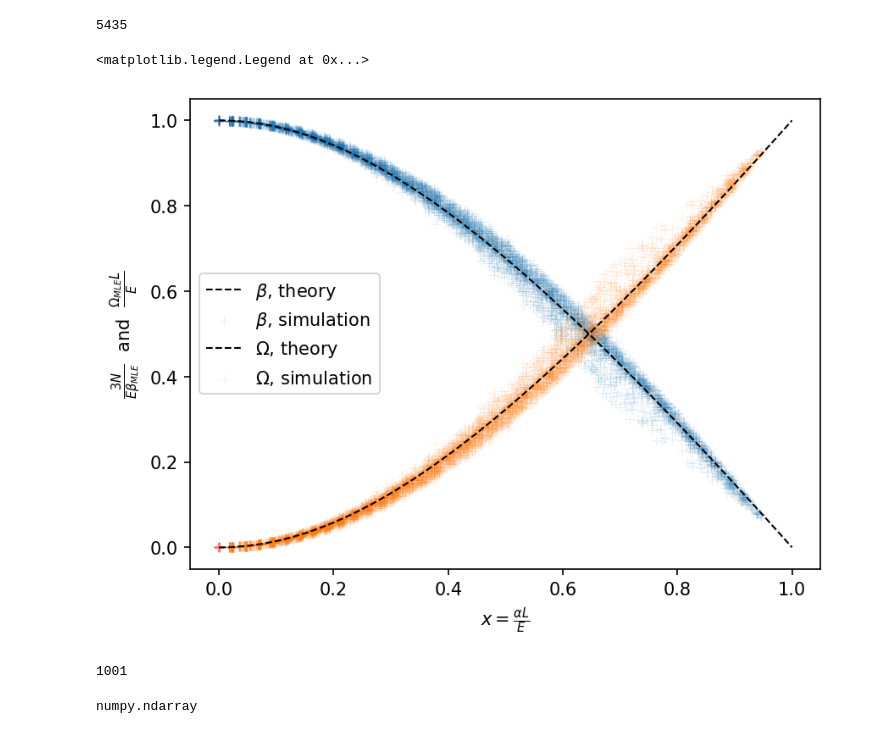
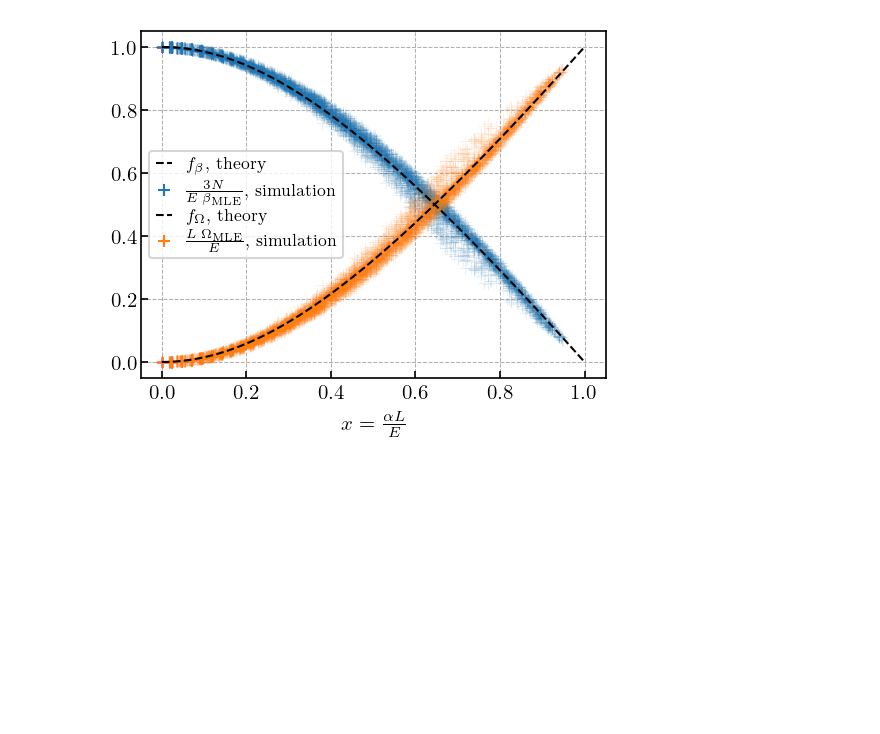
Before and after one commit to ashmat98/LJ-magnetic, a Jupyter notebook: tasks/beta_omega/plot.ipynb, the cells around one changed output. Saved outputs shown, nothing was run; the diff lists cells and outputs as text; code cells hidden in the pictures; blank space fills up the shorter version.

```diff
--- a/tasks/beta_omega/plot.ipynb
+++ b/tasks/beta_omega/plot.ipynb
@@ -26,3 +9,16 @@ client = Client()
+# %%
+plt.rcParams["figure.dpi"] = 150
+plt.rcParams["figure.figsize"] = (4,3)
+
+params = {"ytick.color" : "black",
+          "xtick.color" : "black",
+          "axes.labelcolor" : "black",
+          "axes.edgecolor" : "black",
+          "text.usetex" : True,
+          "font.family" : "serif",
+          "font.serif" : ["Computer Modern Serif"]}
+plt.rcParams.update(params)
+colors = plt.rcParams['axes.prop_cycle'].by_key()['color']
 # %%
 def standartize(arr):
     return (arr - np.mean(arr))/np.std(arr)
@@ -72,5 +24,0 @@ retult = list(tqdm(pool.imap(f, query[:]), total=len(query)))
-# %%
-result = [x for x in retult if x is not None]
-len(result)
-# %% [output]
-5435
@@ -83,3 +25,5 @@ df["y_omega"] = df.omega_MLE * df.L / df.E
+# %%
+df = pd.read_csv("beta-omega-plot-data-ensemble-5.1.csv")
 # %%
 def f_beta(x):
     return 3 * (1 - x**2)/(2 + np.sqrt(1 + 3 * x**2))
@@ -88,27 +32,39 @@ def f_omega(x):
 # %%
 xs = np.linspace(0,1,100)
 alpha=0.1
-plt.plot(xs, f_beta(xs), "k--", lw=1, label=r"$\beta$, theory")
-plt.scatter(df["x"], df["y_beta"], marker="+", s=30,lw=0.5, alpha=alpha, label=r"$\beta$, simulation")
 
-plt.plot(xs, f_omega(xs), "k--", lw=1, label="$\Omega$, theory")
-plt.scatter(df["x"], df["y_omega"], marker="+", s=30,lw=0.5, alpha=alpha, label=r"$\Omega$, simulation")
+rasterized = True
 
+ax = plt.gca()
 
+plt.plot(xs, f_beta(xs), "k--", lw=1, label=r"$f_\beta$, theory")
+plt.scatter(df["x"], df["y_beta"], marker="+", s=30,lw=0.5,
+            alpha=alpha, c=colors[0],label=r"$\frac{3 N}{ E \;\beta_\mathrm{MLE} }$, simulation",
+           rasterized=rasterized)
+
+plt.plot(xs, f_omega(xs), "k--", lw=1, label="$f_\Omega$, theory")
+plt.scatter(df["x"], df["y_omega"], marker="+", s=30,lw=0.5,
+            alpha=alpha, c=colors[1], label=r"$\frac{L\;\Omega_\mathrm{MLE} }{E}$, simulation",
+           rasterized=rasterized)
+
+ax.tick_params(axis="x", which="both", direction="in",pad=3)
+ax.tick_params(axis="y", which="both", direction="in",pad=1.5)
 plt.xlabel(r"$x=\frac{\alpha L}{E}$")
 
-plt.ylabel(r"$\frac{3 N}{ E \beta_{MLE} }$  and  $\frac{\Omega_{MLE} L}{E}$")
-plt.legend()
+# plt.ylabel(r"$\frac{3 N}{ E \beta_{MLE} }$  and  $\frac{\Omega_{MLE} L}{E}$")
+# plt.legend()
+
+handles, labels = ax.get_legend_handles_labels()
+handles[1] = plt.scatter([], [], marker='+',s=30,lw=1, c=colors[0])
+handles[3] = plt.scatter([], [], marker='+',s=30,lw=1, c=colors[1])
+
+# handles[1].set_linewidth(3)
+
+plt.legend(handles, labels, prop={'size': 8}, labelspacing=0.3, handlelength=1)
+
+ax.set_axisbelow(True)
+plt.grid(ls='--', lw=0.5)
+
+plt.savefig(f"connection-to-thermodynamics-{rasterized}.pdf", dpi=100, bbox_inches='tight')
 # %% [output]
-<matplotlib.legend.Legend at 0x...>
-[figure, old version]
+[figure, new version]
-# %%
-with client.Session() as session:
-    query = (session.query(Simulation.id)
-                 .where(Simulation.group_name=='Ensemble 4')
-                 .where(Simulation.Bz == 0)
-                 .order_by(Simulation.start_time)).all()[:]
-query = [x[0] for x in query]
-print(len(query))
-# %% [output]
-1001
@@ -125,4 +70,0 @@ from relaxation.estimators import RelaxationFinder
-# %%
-type(np.array(sim.history["time"]))
-# %% [output]
-numpy.ndarray
```
Also changed, not shown: parts of 20 cells of this notebook, 27 other files.
